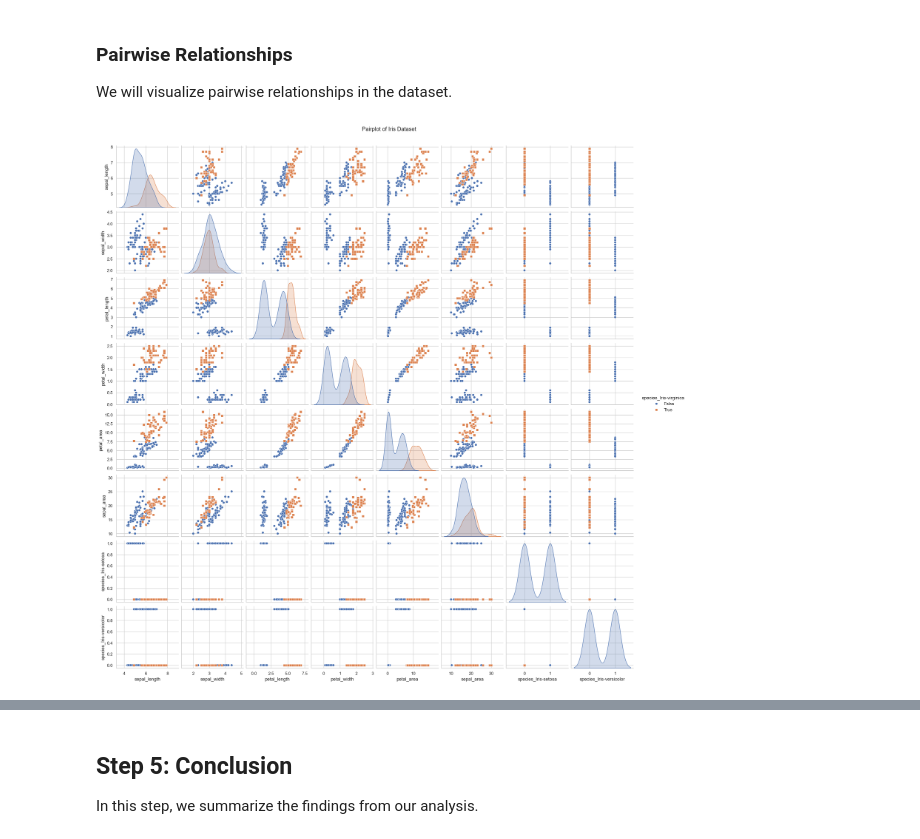
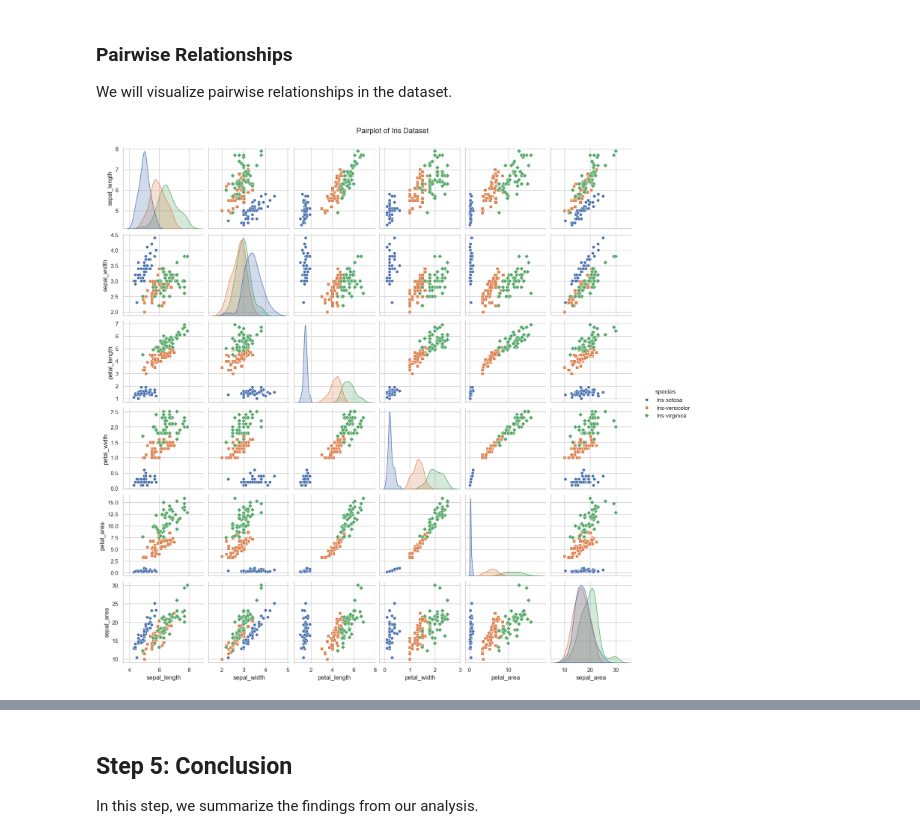
Before and after one commit to henrique-frank/portfolio-projects, a Jupyter notebook: data-analysis/iris_python_analysis.ipynb, the cells around one changed output, grey strips where cells are left out. Cells and saved outputs as stored; diff of their text form; code cells hidden in the pictures.

```diff
--- a/data-analysis/iris_python_analysis.ipynb
+++ b/data-analysis/iris_python_analysis.ipynb
@@ -104,9 +104,9 @@ plt.show()
 
 We will visualize pairwise relationships in the dataset.
 # %%
-sns.pairplot(iris_data_encoded, hue='species_Iris-virginica', markers=['o', 's', 'D'], diag_kind='kde')
+sns.pairplot(iris_data, hue='species', markers=['o', 's', 'D'], diag_kind='kde')
 plt.suptitle('Pairplot of Iris Dataset', y=1.02)
 plt.show()
 # %% [output]
-[figure, old version]
+[figure, new version]
 # %% [markdown]
```
Also changed, not shown: parts of 6 cells of this notebook, 2 other files.
